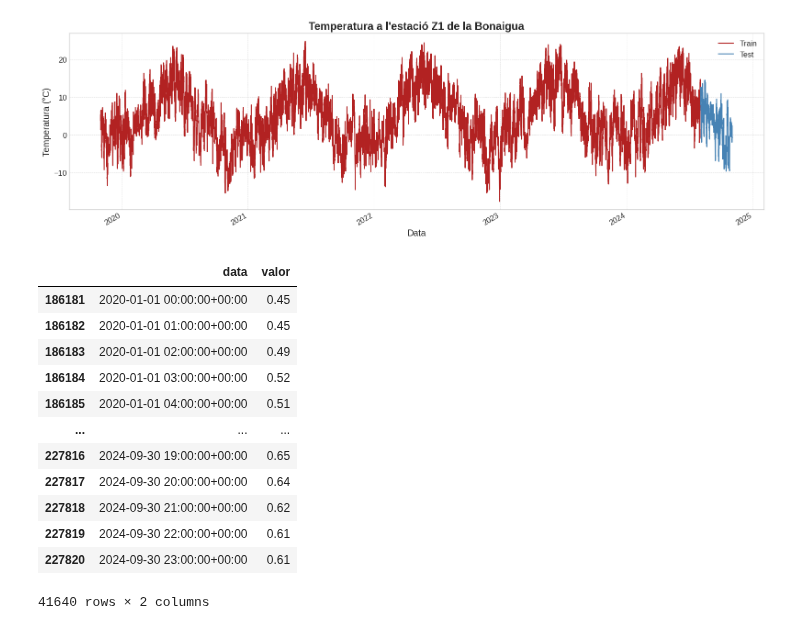
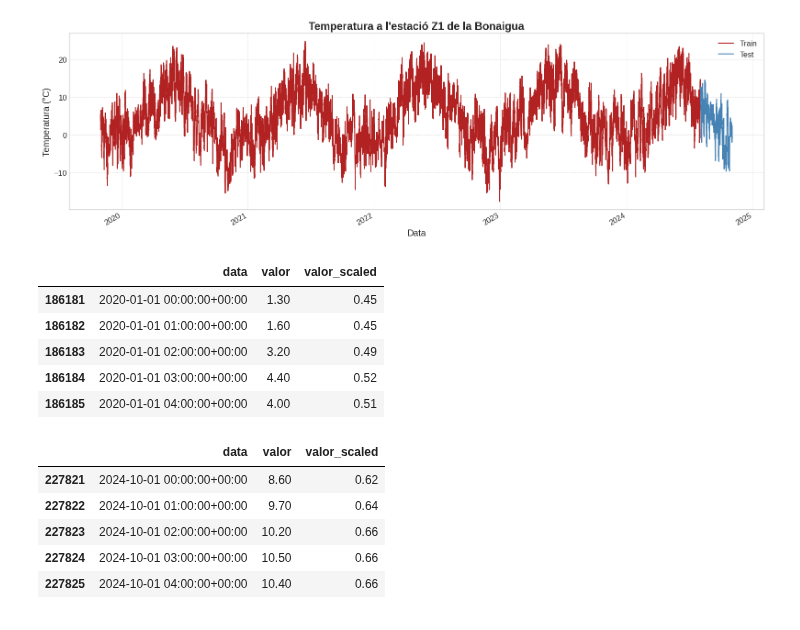
Before and after one commit to Paurro/TFM_SCM_Temperature_Forecasting_ML, a Jupyter notebook: models_prediccio/lstm_model.ipynb, the cells around one changed output. Drawn from its saved outputs; the diff is of its cells as text; code cells hidden in the pictures.

```diff
--- a/models_prediccio/lstm_model.ipynb
+++ b/models_prediccio/lstm_model.ipynb
@@ -217,18 +217,18 @@ scaler = MinMaxScaler()
 df_train['valor_scaled'] = scaler.fit_transform(df_train[['valor']])
 df_test['valor_scaled'] = scaler.transform(df_test[['valor']])
 # %%
-df_train
+display(df_train.head())
+display(df_test.head())
 # %% [output]
-|  | data | valor |
-| 186181 | 2020-01-01 00:00:00+00:00 | 0.45 |
-| 186182 | 2020-01-01 01:00:00+00:00 | 0.45 |
-| 186183 | 2020-01-01 02:00:00+00:00 | 0.49 |
-| 186184 | 2020-01-01 03:00:00+00:00 | 0.52 |
-| 186185 | 2020-01-01 04:00:00+00:00 | 0.51 |
-| ... | ... | ... |
-| 227816 | 2024-09-30 19:00:00+00:00 | 0.65 |
-| 227817 | 2024-09-30 20:00:00+00:00 | 0.64 |
-| 227818 | 2024-09-30 21:00:00+00:00 | 0.62 |
-| 227819 | 2024-09-30 22:00:00+00:00 | 0.61 |
-| 227820 | 2024-09-30 23:00:00+00:00 | 0.61 |
+|  | data | valor | valor_scaled |
+| 186181 | 2020-01-01 00:00:00+00:00 | 1.30 | 0.45 |
+| 186182 | 2020-01-01 01:00:00+00:00 | 1.60 | 0.45 |
+| 186183 | 2020-01-01 02:00:00+00:00 | 3.20 | 0.49 |
+| 186184 | 2020-01-01 03:00:00+00:00 | 4.40 | 0.52 |
+| 186185 | 2020-01-01 04:00:00+00:00 | 4.00 | 0.51 |
-41640 rows × 2 columns
+|  | data | valor | valor_scaled |
+| 227821 | 2024-10-01 00:00:00+00:00 | 8.60 | 0.62 |
+| 227822 | 2024-10-01 01:00:00+00:00 | 9.70 | 0.64 |
+| 227823 | 2024-10-01 02:00:00+00:00 | 10.20 | 0.66 |
+| 227824 | 2024-10-01 03:00:00+00:00 | 10.50 | 0.66 |
+| 227825 | 2024-10-01 04:00:00+00:00 | 10.40 | 0.66 |
```
Also changed, not shown: parts of 12 cells of this notebook.
